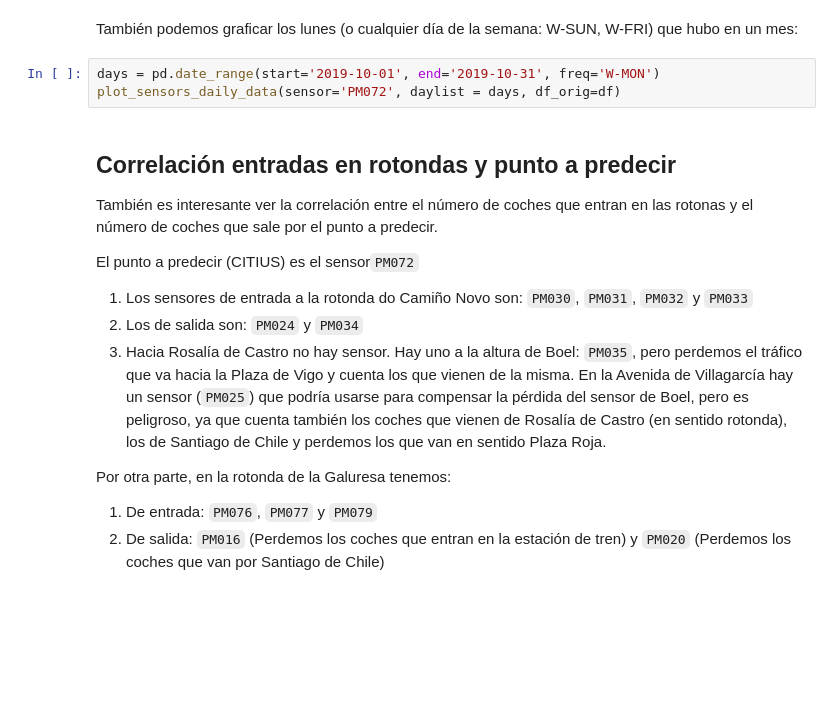
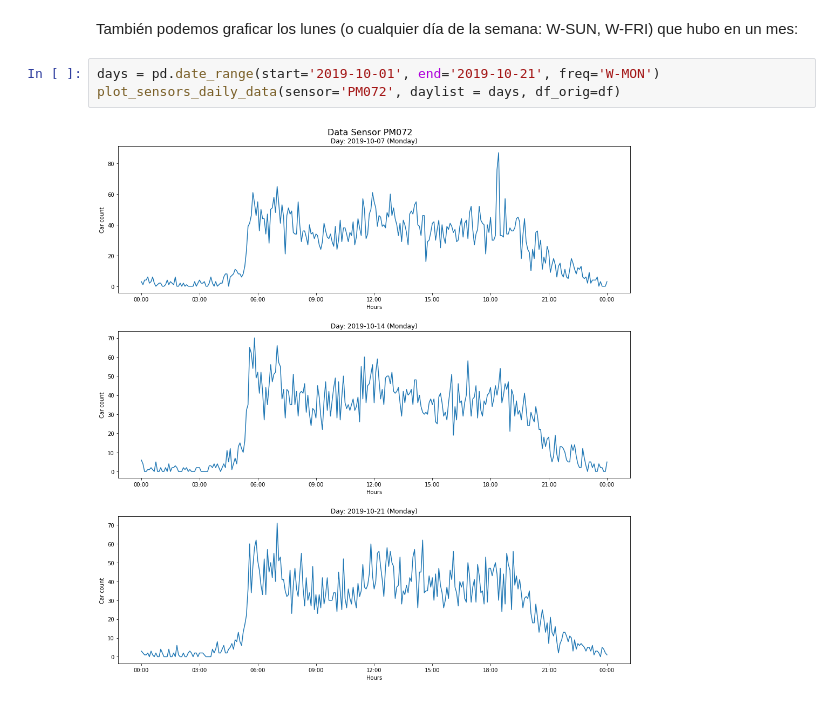
Before and after one commit to albertopmp/TFG, a Jupyter notebook: src/TrafficFlow.ipynb, the cells around one changed output. Saved outputs shown, nothing was run; the diff lists cells and outputs as text; blank space fills up the shorter version.

```diff
--- a/src/TrafficFlow.ipynb
+++ b/src/TrafficFlow.ipynb
@@ -117,23 +294,7 @@ plot_sensors_daily_data(sensor='PM072', daylist = days, df_orig=df)
 # %% [markdown]
 También podemos graficar los lunes (o cualquier día de la semana: W-SUN, W-FRI) que hubo en un mes:
 # %%
-days = pd.date_range(start='2019-10-01', end='2019-10-31', freq='W-MON')
+days = pd.date_range(start='2019-10-01', end='2019-10-21', freq='W-MON')
 plot_sensors_daily_data(sensor='PM072', daylist = days, df_orig=df)
+# %% [output]
+[figure, added]
-# %% [markdown]
-## Correlación entradas en rotondas y punto a predecir
-
-También es interesante ver la correlación entre el número de coches que entran en las rotonas y
-el número de coches que sale por el punto a predecir.
-
-El punto a predecir (CITIUS) es el sensor`PM072`
-1. Los sensores de entrada a la rotonda do Camiño Novo son: `PM030`, `PM031`, `PM032` y `PM033`
-2. Los de salida son: `PM024` y `PM034`
-3. Hacia Rosalía de Castro no hay sensor. Hay uno a la altura de Boel: `PM035`, pero perdemos el tráfico que va
-hacia la Plaza de Vigo y cuenta los que vienen de la misma. En la Avenida de Villagarcía hay un sensor (`PM025`) que podría usarse para compensar la
-pérdida del sensor de Boel, pero es peligroso, ya que cuenta también los coches que vienen de Rosalía de Castro
-(en sentido rotonda), los de Santiago de Chile y perdemos los que van en sentido Plaza Roja.
-
-Por otra parte, en la rotonda de la Galuresa tenemos:
-1. De entrada: `PM076`, `PM077` y `PM079`
-2. De salida: `PM016` (Perdemos los coches que entran en la estación de tren) y
-`PM020` (Perdemos los coches que van por Santiago de Chile)
```
Also changed, not shown: parts of 63 cells of this notebook.
